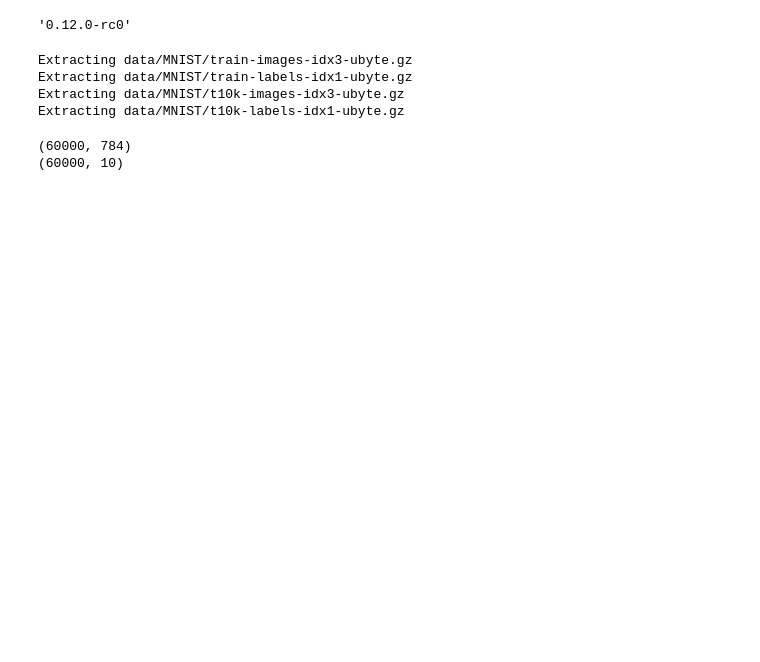
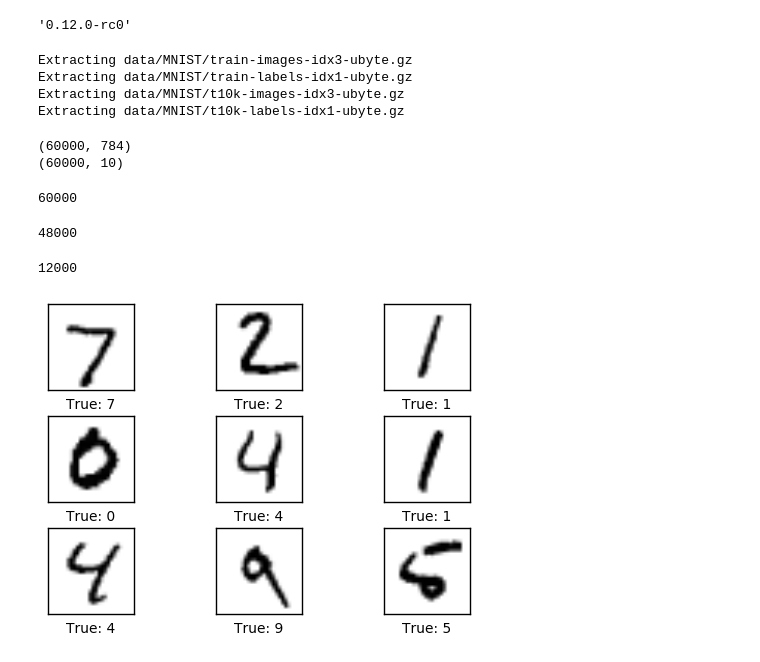
Before and after one commit to crikeli/Weekly-Neural-Nets, a Jupyter notebook: Ensemble-Learning.ipynb, the cells around one changed output. Drawn from its saved outputs; the diff is of its cells as text; code cells hidden in the pictures; blank space fills up the shorter version.

Commit message:
seperated images into test/validation classes and wrote a bunch of helpers

```diff
--- a/Ensemble-Learning.ipynb
+++ b/Ensemble-Learning.ipynb
@@ -35,3 +36,20 @@ print(combined_labels.shape)
 # %% [output]
 (60000, 784)
 (60000, 10)
+# %%
+combined_size=len(combined_images)
+combined_size
+# %% [output]
+60000
+# %%
+# 80% of all images used as training data for neural nets.
+train_size = int(0.8*combined_size)
+train_size
+print(train_size)
+
+# The rest of the images are validation data
+validation_size = combined_size - train_size
+validation_size
+# %% [output]
+48000
+12000
@@ -37,0 +83,45 @@ print(combined_labels.shape)
+# %%
+# Plotting the images.
+def plot_images(images, cls_true, ensemble_cls_pred=None, best_cls_pred=None):
+    assert len(images) == len(cls_true)
+
+    fig, axes = plt.subplots(3,3)
+
+    if ensemble_cls_pred is None:
+        hspace = 0.3
+    else :
+        hspace = 1.0
+    fig.subplots_adjust(hspace=hspace, wspace=0.3)
+
+    for i, ax in enumerate(axes.flat):
+
+        # There may not be enough images for all sub-plots.
+        if i < len(images):
+            # Plot image.
+            ax.imshow(images[i].reshape(img_shape), cmap='binary')
+
+            # Show true and predicted classes.
+            if ensemble_cls_pred is None:
+                xlabel = "True: {0}".format(cls_true[i])
+            else:
+                msg = "True: {0}\nEnsemble: {1}\nBest Net: {2}"
+                xlabel = msg.format(cls_true[i],
+                                    ensemble_cls_pred[i],
+                                    best_cls_pred[i])
+
+            # Show the classes as the label on the x-axis.
+            ax.set_xlabel(xlabel)
+
+        # Remove ticks from the plot.
+        ax.set_xticks([])
+        ax.set_yticks([])
+
+    # Ensure the plot is shown correctly with multiple plots
+    # in a single Notebook cell.
+    plt.show()
+# %%
+images = data.test.images[0:9]
+cls_true = data.test.cls[0:9]
+plot_images(images=images, cls_true=cls_true)
+# %% [output]
+[figure, added]
```
Also changed, not shown: parts of 6 cells of this notebook.
